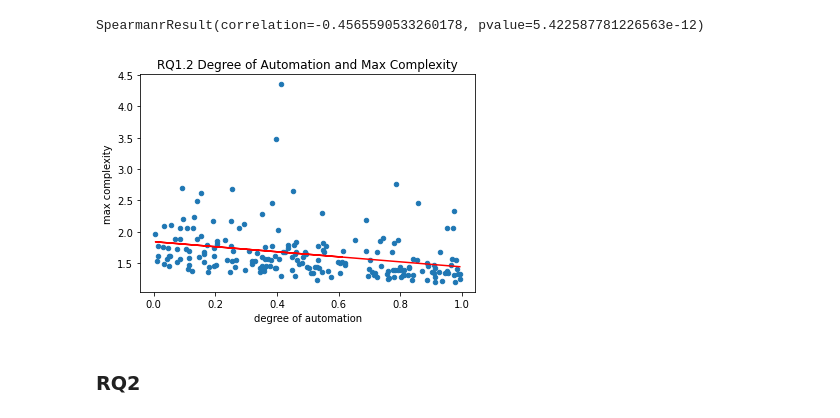
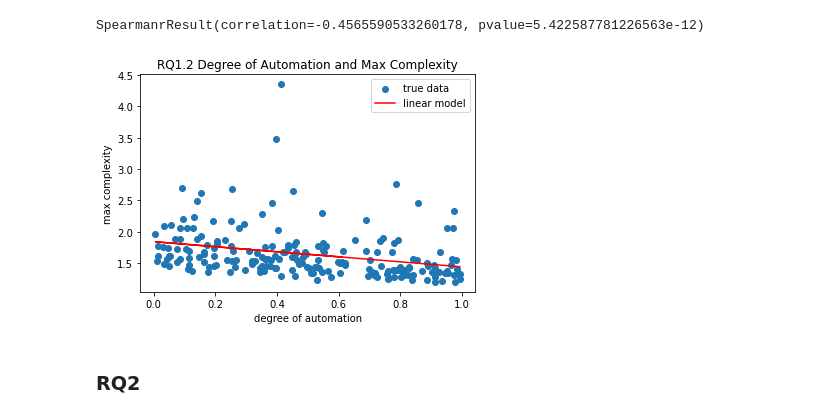
Before and after one commit to lennartebert/process_simulation, a Jupyter notebook: Process Simulation.ipynb, the cells around one changed output. Cells and saved outputs as stored; diff of their text form; code cells hidden in the pictures.

```diff
--- a/Process Simulation.ipynb
+++ b/Process Simulation.ipynb
@@ -402,20 +415,44 @@ stats.spearmanr(automation_max_complexity_df['degree of automation'], automation
 # %% [output]
 SpearmanrResult(correlation=-0.4565590533260178, pvalue=5.422587781226563e-12)
 # %%
-automation_max_complexity_df.plot.scatter(x='degree of automation', y='max complexity', title='RQ1.2 Degree of Automation and Max Complexity')
+# automation_max_complexity_df.plot.scatter(x='degree of automation', y='max complexity', title='RQ1.2 Degree of Automation and Max Complexity')
 
-x = automation_max_complexity_df['degree of automation'].values.reshape(-1, 1)
-y = automation_max_complexity_df['max complexity'].values.reshape(-1, 1)
+# x = automation_max_complexity_df['degree of automation'].values.reshape(-1, 1)
+# y = automation_max_complexity_df['max complexity'].values.reshape(-1, 1)
+
+# linear_regressor = linear_model.LinearRegression()  # create object for the class
+# linear_regressor.fit(x, y)  # perform linear regression
+# y_linear = linear_regressor.predict(x)  # make predictions
+
+# plt.plot(x, y_linear, color='red')
+# plt.savefig('experiment_results/rq12_scatter_fitted.png', dpi=300, bbox_extra_artists=(legend,), bbox_inches='tight')
+# plt.show()
+
+# model fitting
+x_reshaped = automation_max_complexity_df['degree of automation'].values.reshape(-1, 1)
+y_reshaped = automation_max_complexity_df['max complexity'].values.reshape(-1, 1)
 
 linear_regressor = linear_model.LinearRegression()  # create object for the class
-linear_regressor.fit(x, y)  # perform linear regression
-y_linear = linear_regressor.predict(x)  # make predictions
+linear_regressor.fit(x_reshaped, y_reshaped)  # perform linear regression
+y_linear = linear_regressor.predict(x_reshaped)  # make predictions
 
-plt.plot(x, y_linear, color='red')
+
+# visualizatoin
+x = automation_max_complexity_df['degree of automation']
+y = automation_max_complexity_df['max complexity']
+plt.title('RQ1.2 Degree of Automation and Max Complexity')
+plt.scatter(x, y, label = 'true data')
+
+plt.plot(x, y_linear, color='red', label = 'linear model')
+
+plt.xlabel('degree of automation')
+plt.ylabel('max complexity')
+plt.legend()
+
 plt.savefig('experiment_results/rq12_scatter_fitted.png', dpi=300, bbox_extra_artists=(legend,), bbox_inches='tight')
 plt.show()
 # %% [output]
-[figure, old version]
+[figure, new version]
 # %% [markdown]
 ### RQ2
 # %% [markdown]
```
Also changed, not shown: parts of 11 cells of this notebook, 12 other files.
